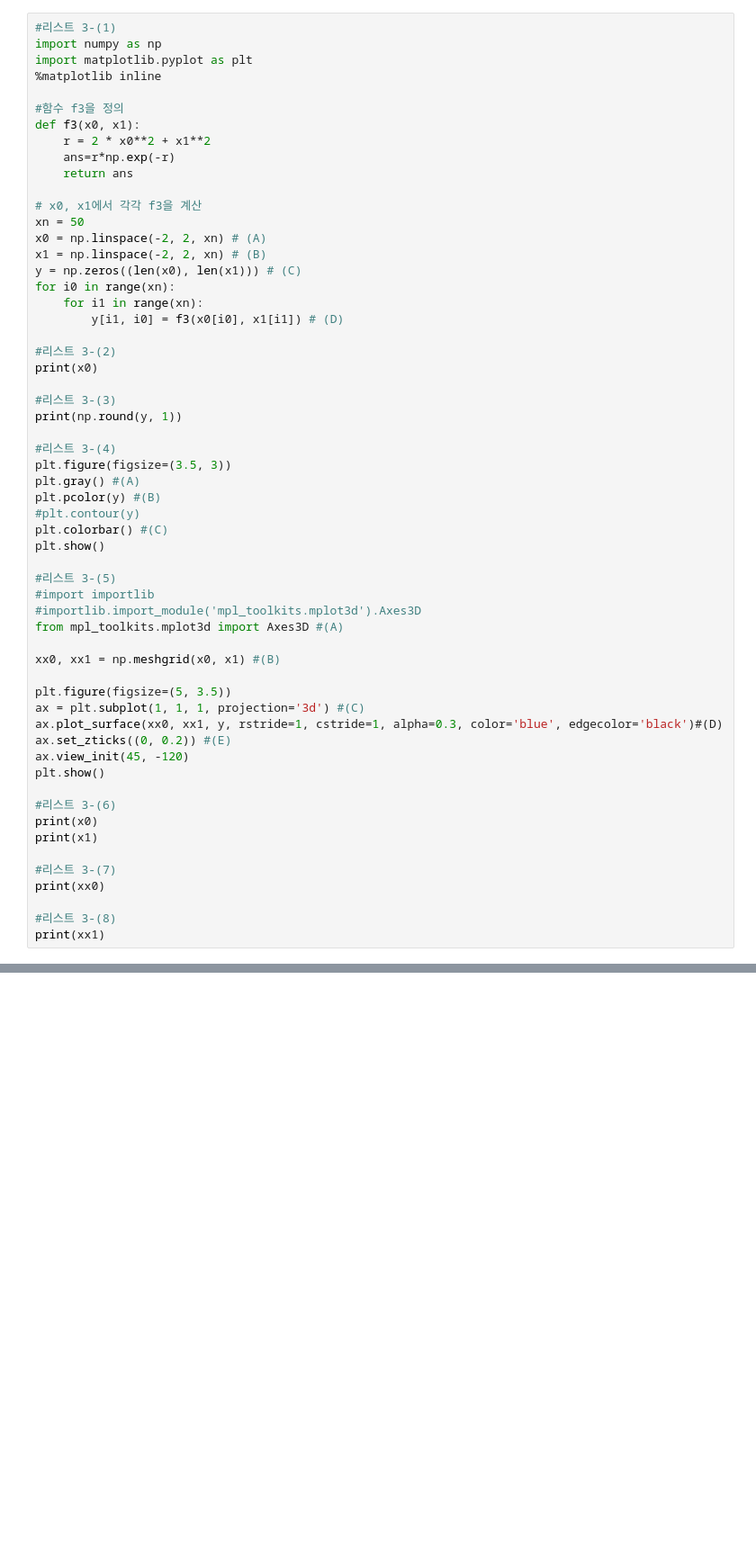
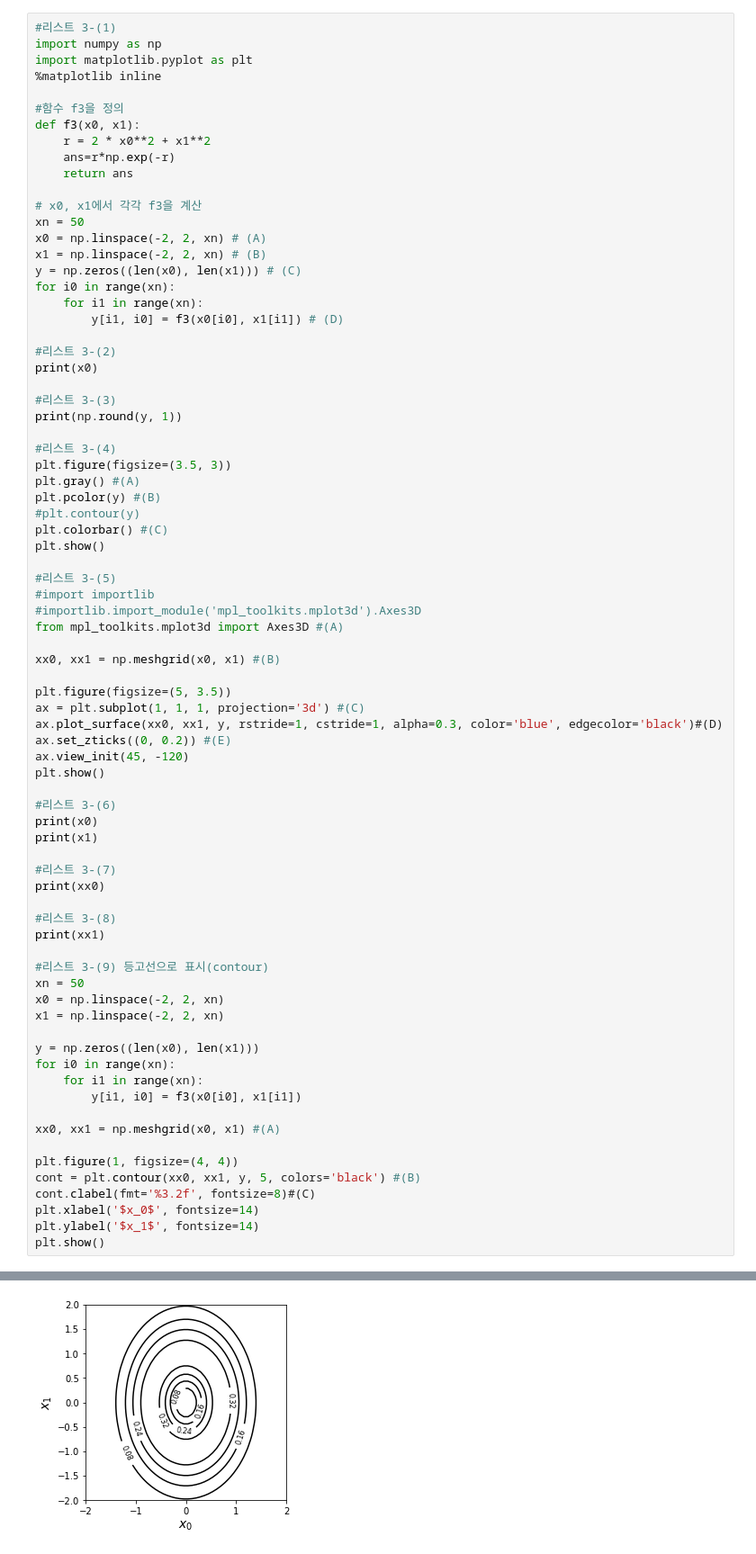
Before and after one commit to ahinsyar/TensorFlow, a Jupyter notebook: 3차원 그래프 그리기.ipynb, the cells around one changed output, grey strips where cells are left out. Shown at 90% size. Drawn from its saved outputs; the diff is of its cells as text; blank space fills up the shorter version.

```diff
--- a/3차원 그래프 그리기.ipynb
+++ b/3차원 그래프 그리기.ipynb
@@ -56,6 +56,25 @@ print(xx0)
 
 #리스트 3-(8)
 print(xx1)
+
+#리스트 3-(9) 등고선으로 표시(contour)
+xn = 50
+x0 = np.linspace(-2, 2, xn)
+x1 = np.linspace(-2, 2, xn)
+
+y = np.zeros((len(x0), len(x1)))
+for i0 in range(xn):
+    for i1 in range(xn):
+        y[i1, i0] = f3(x0[i0], x1[i1])
+
+xx0, xx1 = np.meshgrid(x0, x1) #(A)
+
+plt.figure(1, figsize=(4, 4))
+cont = plt.contour(xx0, xx1, y, 5, colors='black') #(B)
+cont.clabel(fmt='%3.2f', fontsize=8)#(C)
+plt.xlabel('$x_0$', fontsize=14)
+plt.ylabel('$x_1$', fontsize=14)
+plt.show()
 # %% [output]
 [-2.         -1.91836735 -1.83673469 -1.75510204 -1.67346939 -1.59183673
  -1.51020408 -1.42857143 -1.34693878 -1.26530612 -1.18367347 -1.10204082
@@ -65,30 +84,31 @@ print(xx1)
   0.44897959  0.53061224  0.6122449   0.69387755  0.7755102   0.85714286
   0.93877551  1.02040816  1.10204082  1.18367347  1.26530612  1.34693878
   1.42857143  1.51020408  1.59183673  1.67346939  1.75510204  1.83673469
   1.91836735  2.        ]
 [[0. 0. 0. ... 0. 0. 0.]
  [0. 0. 0. ... 0. 0. 0.]
  [0. 0. 0. ... 0. 0. 0.]
  ...
  [0. 0. 0. ... 0. 0. 0.]
  [0. 0. 0. ... 0. 0. 0.]
  [0. 0. 0. ... 0. 0. 0.]]
 [figure]
 [figure]
 [-2.         -1.91836735 -1.83673469 -1.75510204 -1.67346939 -1.59183673
  -1.51020408 -1.42857143 -1.34693878 -1.26530612 -1.18367347 -1.10204082
  -1.02040816 -0.93877551 -0.85714286 -0.7755102  -0.69387755 -0.6122449
  -0.53061224 -0.44897959 -0.36734694 -0.28571429 -0.20408163 -0.12244898
  -0.04081633  0.04081633  0.12244898  0.20408163  0.28571429  0.36734694
   0.44897959  0.53061224  0.6122449   0.69387755  0.7755102   0.85714286
   0.93877551  1.02040816  1.10204082  1.18367347  1.26530612  1.34693878
   1.42857143  1.51020408  1.59183673  1.67346939  1.75510204  1.83673469
   1.91836735  2.        ]
 [-2.         -1.91836735 -1.83673469 -1.75510204 -1.67346939 -1.59183673
  -1.51020408 -1.42857143 -1.34693878 -1.26530612 -1.18367347 -1.10204082
  -1.02040816 -0.93877551 -0.85714286 -0.7755102  -0.69387755 -0.6122449
 ... (28 lines left out)
  [ 1.91836735  1.91836735  1.91836735 ...  1.91836735  1.91836735
    1.91836735]
  [ 2.          2.          2.         ...  2.          2.
    2.        ]]
+[figure, added]
```
Also changed, not shown: 2 other files.
